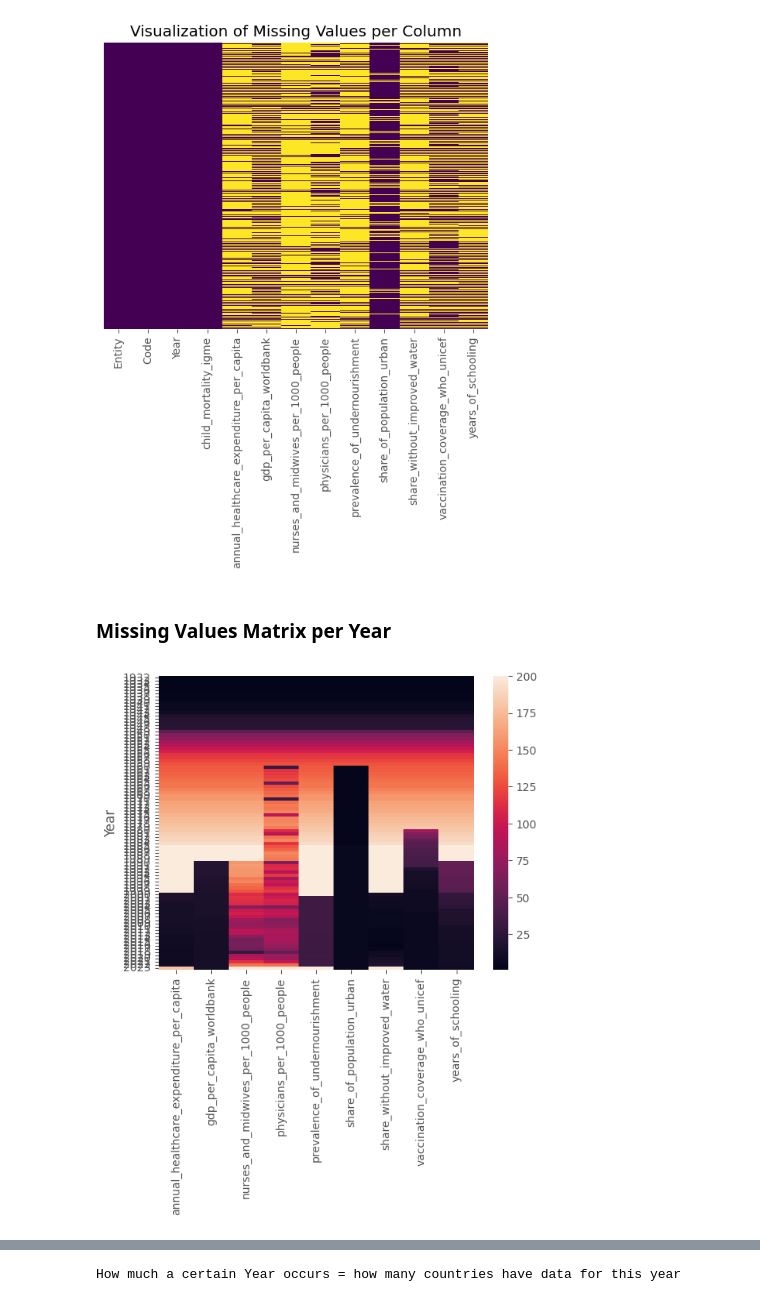
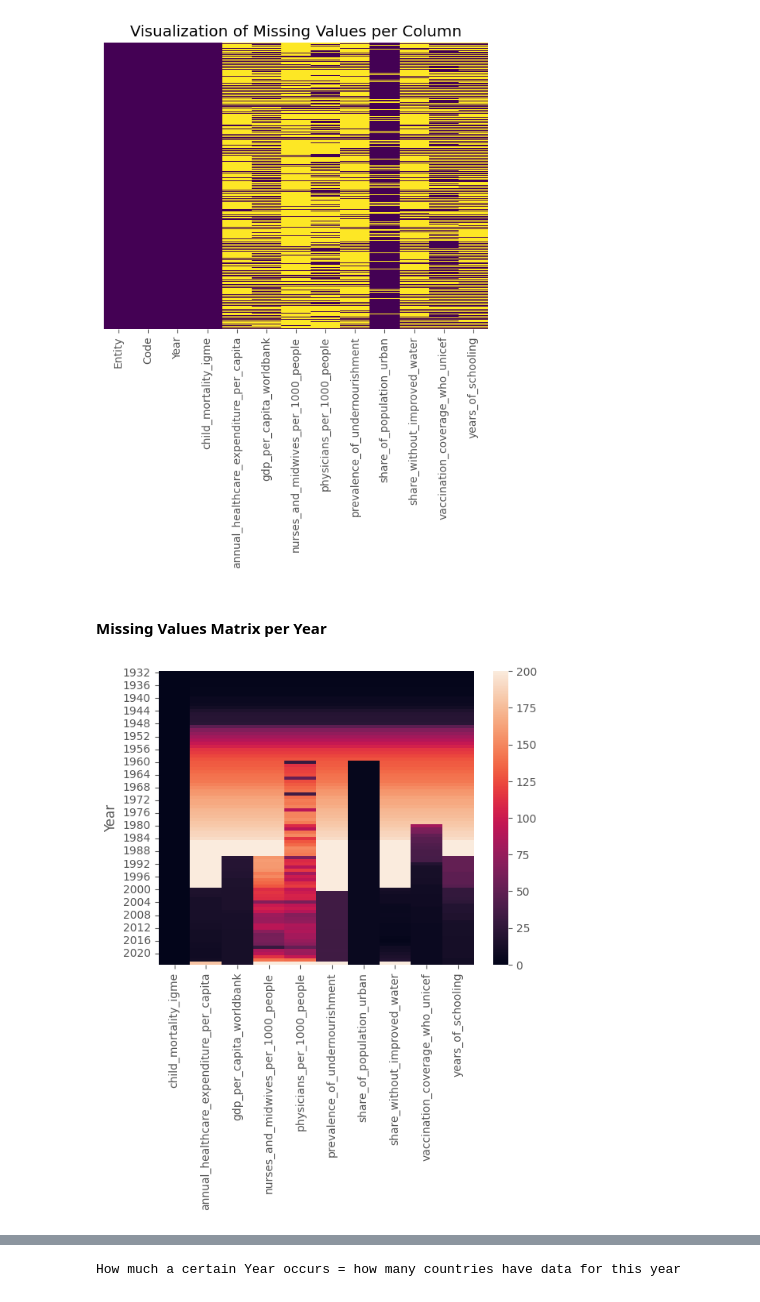
Before and after one commit to HamzahFayad/master_thesis_child_mortality, a Jupyter notebook: 01_notebooks/0_data_raw_analysis.ipynb, the cells around one changed output, grey strips where cells are left out. Drawn from its saved outputs; the diff is of its cells as text; code cells hidden in the pictures.

```diff
--- a/01_notebooks/0_data_raw_analysis.ipynb
+++ b/01_notebooks/0_data_raw_analysis.ipynb
@@ -139,17 +146,16 @@ plt.show()
 # %% [output]
 [figure]
 # %% [markdown]
-### Missing Values Matrix per Year
+#### Missing Values Matrix per Year
 # %%
 sort_years = raw_df.isna().groupby(raw_df["Year"]).sum()
-sort_years = sort_years.drop(columns=["Entity", "Year", "Code", "child_mortality_igme"])
+sort_years = sort_years.drop(columns=["Entity", "Year", "Code"])
 #plt.figure(figsize=(10, 16))
-sns.heatmap(sort_years, yticklabels=True)
+sns.heatmap(sort_years, yticklabels=4)
 plt.show()
-
 # NOTE:
 #years in the 30s seem to be top years with least NaN values
-#BUT: cause they appear only one time / few times unlike current years (see next plot below)
+#BUT!!!: cause they appear only one time / few times unlike current years (see next plot below)
 # %% [output]
-[figure, old version]
+[figure, new version]
 # %% [markdown]
```
Also changed, not shown: parts of 24 cells of this notebook.
